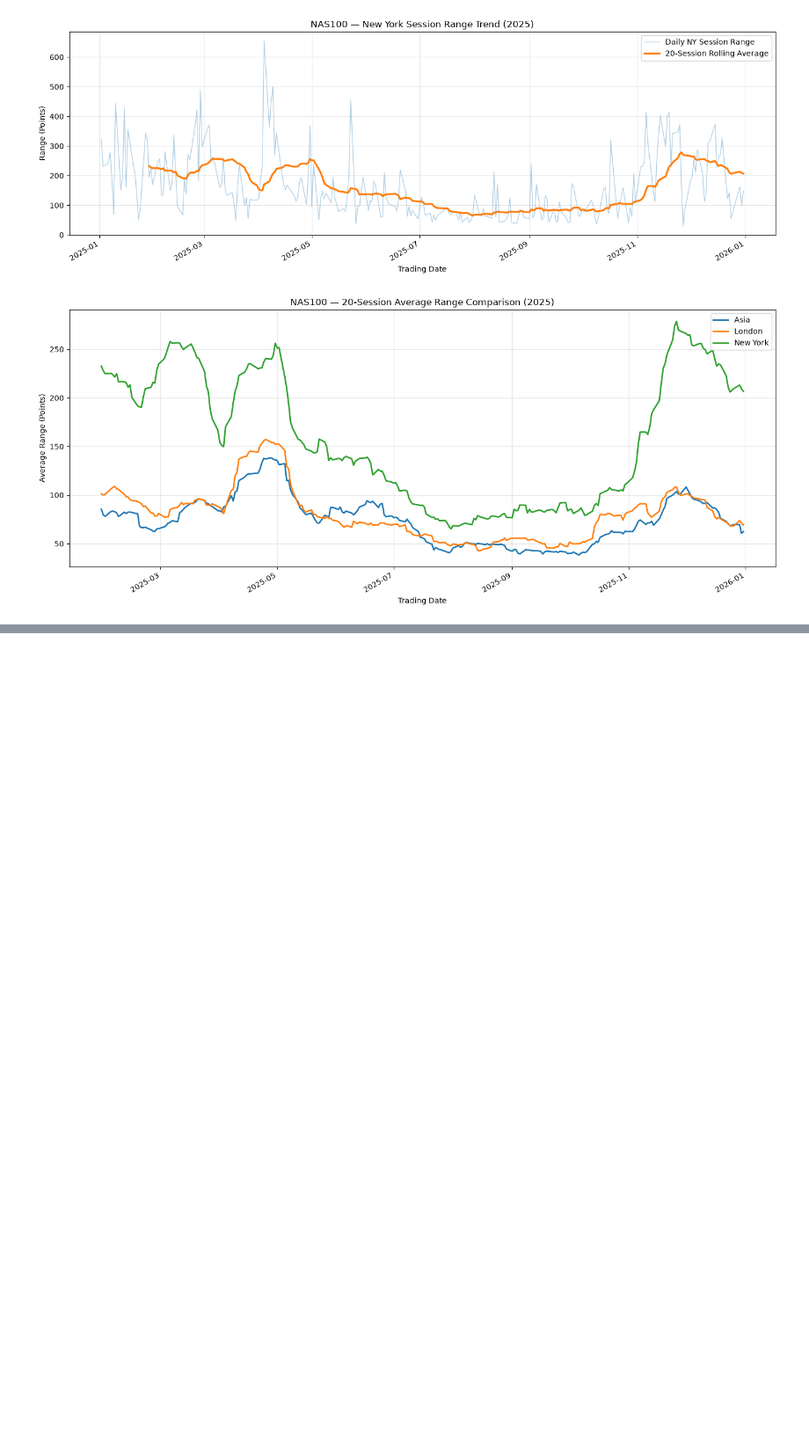
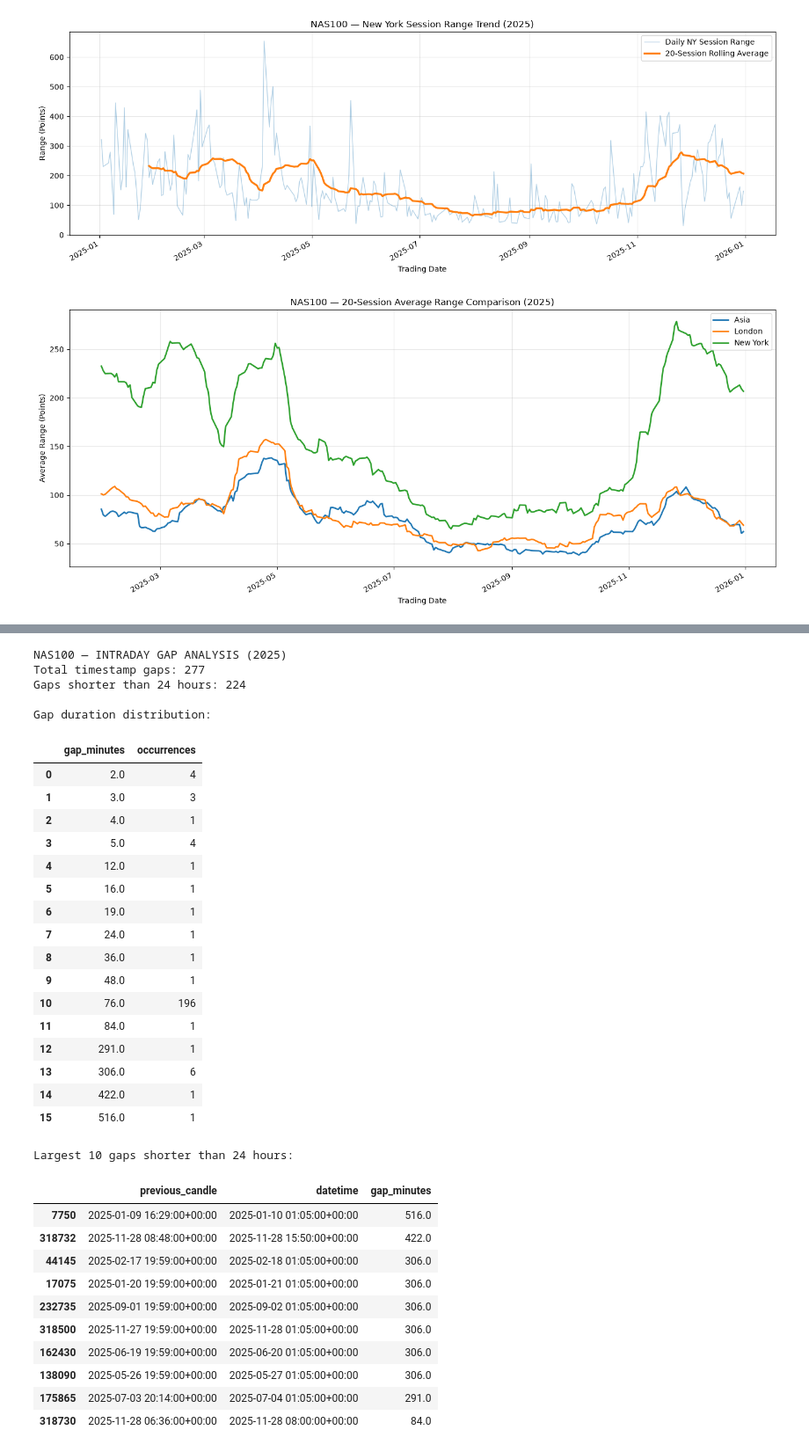
Before and after one commit to oa1013/candle-fetcher, a Jupyter notebook: notebooks/08_daily_session_range_analyzer.ipynb, the cells around one changed output, grey strips where cells are left out. Shown at 88% size. Saved outputs shown, nothing was run; the diff lists cells and outputs as text; code cells hidden in the pictures; blank space fills up the shorter version.

```diff
--- a/notebooks/08_daily_session_range_analyzer.ipynb
+++ b/notebooks/08_daily_session_range_analyzer.ipynb
@@ -971,0 +1066,69 @@ plt.show()
+# %%
+
+# Step 26 — Investigate intraday timestamp gaps
+
+intraday_gaps = gaps[
+    gaps["gap_minutes"] < 1440
+].copy()
+
+print("NAS100 — INTRADAY GAP ANALYSIS (2025)")
+
+print(f"Total timestamp gaps: {len(gaps)}")
+print(f"Gaps shorter than 24 hours: {len(intraday_gaps)}")
+
+print("\nGap duration distribution:")
+
+gap_distribution = (
+    intraday_gaps["gap_minutes"]
+    .value_counts()
+    .sort_index()
+    .rename_axis("gap_minutes")
+    .reset_index(name="occurrences")
+)
+
+display(gap_distribution)
+
+print("\nLargest 10 gaps shorter than 24 hours:")
+
+display(
+    intraday_gaps[
+        ["previous_candle", "datetime", "gap_minutes"]
+    ]
+    .sort_values("gap_minutes", ascending=False)
+    .head(10)
+)
+# %% [output]
+NAS100 — INTRADAY GAP ANALYSIS (2025)
+Total timestamp gaps: 277
+Gaps shorter than 24 hours: 224
+
+Gap duration distribution:
+|  | gap_minutes | occurrences |
+| 0 | 2.0 | 4 |
+| 1 | 3.0 | 3 |
+| 2 | 4.0 | 1 |
+| 3 | 5.0 | 4 |
+| 4 | 12.0 | 1 |
+| 5 | 16.0 | 1 |
+| 6 | 19.0 | 1 |
+| 7 | 24.0 | 1 |
+| 8 | 36.0 | 1 |
+| 9 | 48.0 | 1 |
+| 10 | 76.0 | 196 |
+| 11 | 84.0 | 1 |
+| 12 | 291.0 | 1 |
+| 13 | 306.0 | 6 |
+| 14 | 422.0 | 1 |
+| 15 | 516.0 | 1 |
+Largest 10 gaps shorter than 24 hours:
+|  | previous_candle | datetime | gap_minutes |
+| 7750 | 2025-01-09 16:29:00+00:00 | 2025-01-10 01:05:00+00:00 | 516.0 |
+| 318732 | 2025-11-28 08:48:00+00:00 | 2025-11-28 15:50:00+00:00 | 422.0 |
+| 44145 | 2025-02-17 19:59:00+00:00 | 2025-02-18 01:05:00+00:00 | 306.0 |
+| 17075 | 2025-01-20 19:59:00+00:00 | 2025-01-21 01:05:00+00:00 | 306.0 |
+| 232735 | 2025-09-01 19:59:00+00:00 | 2025-09-02 01:05:00+00:00 | 306.0 |
+| 318500 | 2025-11-27 19:59:00+00:00 | 2025-11-28 01:05:00+00:00 | 306.0 |
+| 162430 | 2025-06-19 19:59:00+00:00 | 2025-06-20 01:05:00+00:00 | 306.0 |
+| 138090 | 2025-05-26 19:59:00+00:00 | 2025-05-27 01:05:00+00:00 | 306.0 |
+| 175865 | 2025-07-03 20:14:00+00:00 | 2025-07-04 01:05:00+00:00 | 291.0 |
+| 318730 | 2025-11-28 06:36:00+00:00 | 2025-11-28 08:00:00+00:00 | 84.0 |
```
Also changed, not shown: parts of 6 cells of this notebook, 1 other file.
